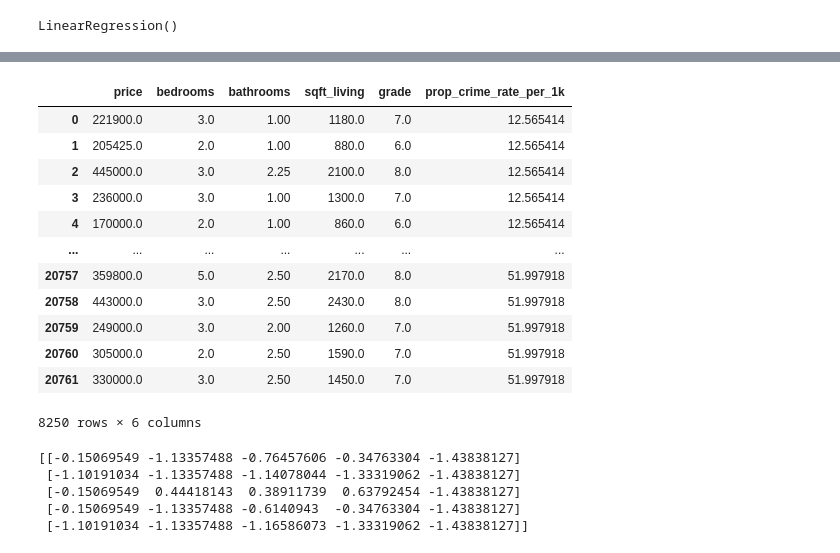
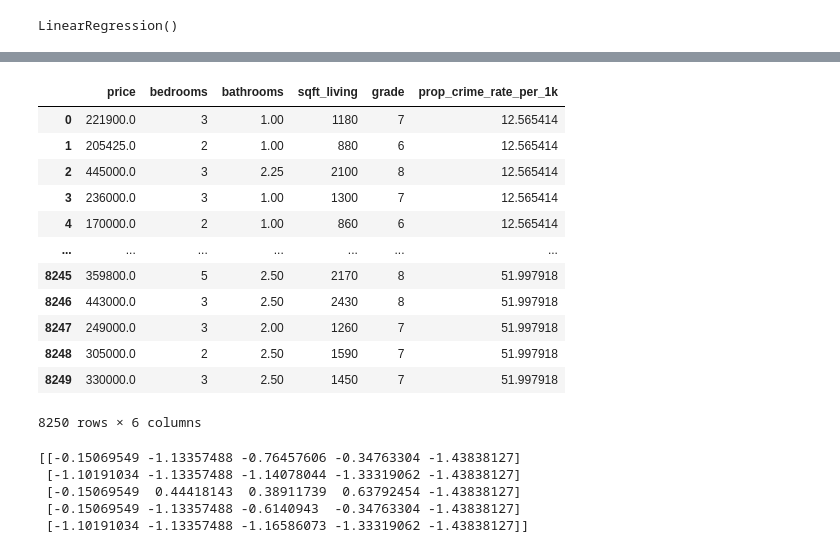
Before and after one commit to eric-blankinshp/Final-Project, a Jupyter notebook: crime_data.ipynb, the cells around one changed output, grey strips where cells are left out. Saved outputs shown, nothing was run; the diff lists cells and outputs as text; code cells hidden in the pictures.

```diff
--- a/crime_data.ipynb
+++ b/crime_data.ipynb
@@ -67,7 +67,7 @@ kc_house_data["zipcode"].unique
 21612    98144
 Name: zipcode, Length: 21613, dtype: int64>
 # %%
-merged_df = pd.merge(kc_house_data, crime_data, on='zipcode', how='outer')
+merged_df = pd.merge(kc_house_data, crime_data, on='zipcode', how='inner')
 # %%
 merged_df
 # %% [output]
@@ -87,6 +87,6 @@ merged_df
 # %%
 merged_df.to_csv("merged_df.csv", index=False)
 # %%
-clean_merged_df = merged_df.drop(['id', 'date', 'waterfront', 'view', 'sqft_living15', 'sqft_lot15'], axis=1)
-clean_merged_df
+cleaned_house_data = merged_df.drop(['id', 'date'], axis=1)
+cleaned_house_data.head()
 # %% [output]
@@ -106,4 +99,4 @@ clean_merged_df
 # %%
-new_merge_df = clean_merged_df.dropna()
+new_merge_df = cleaned_house_data.dropna()
 new_merge_df
 # %% [output]
@@ -173,19 +171,19 @@ plt.show()
 # %%
-new_data = new_merge_df.drop(["sqft_lot", "floors", "condition", "sqft_basement", "yr_built", "yr_renovated", "zipcode", "lat","long", "sqft_above"], axis=1)
+new_data = new_merge_df.drop(["sqft_lot", "floors", "condition", "sqft_basement", "yr_built", "yr_renovated", "zipcode", "lat","long", "sqft_above", "sqft_living15", "sqft_lot15", "waterfront", "view"], axis=1)
 new_data
 # %% [output]
 |  | price | bedrooms | bathrooms | sqft_living | grade | prop_crime_rate_per_1k |
-| 0 | 221900.0 | 3.0 | 1.00 | 1180.0 | 7.0 | 12.565414 |
-| 1 | 205425.0 | 2.0 | 1.00 | 880.0 | 6.0 | 12.565414 |
-| 2 | 445000.0 | 3.0 | 2.25 | 2100.0 | 8.0 | 12.565414 |
-| 3 | 236000.0 | 3.0 | 1.00 | 1300.0 | 7.0 | 12.565414 |
-| 4 | 170000.0 | 2.0 | 1.00 | 860.0 | 6.0 | 12.565414 |
+| 0 | 221900.0 | 3 | 1.00 | 1180 | 7 | 12.565414 |
+| 1 | 205425.0 | 2 | 1.00 | 880 | 6 | 12.565414 |
+| 2 | 445000.0 | 3 | 2.25 | 2100 | 8 | 12.565414 |
+| 3 | 236000.0 | 3 | 1.00 | 1300 | 7 | 12.565414 |
+| 4 | 170000.0 | 2 | 1.00 | 860 | 6 | 12.565414 |
 | ... | ... | ... | ... | ... | ... | ... |
-| 20757 | 359800.0 | 5.0 | 2.50 | 2170.0 | 8.0 | 51.997918 |
-| 20758 | 443000.0 | 3.0 | 2.50 | 2430.0 | 8.0 | 51.997918 |
-| 20759 | 249000.0 | 3.0 | 2.00 | 1260.0 | 7.0 | 51.997918 |
-| 20760 | 305000.0 | 2.0 | 2.50 | 1590.0 | 7.0 | 51.997918 |
-| 20761 | 330000.0 | 3.0 | 2.50 | 1450.0 | 7.0 | 51.997918 |
+| 8245 | 359800.0 | 5 | 2.50 | 2170 | 8 | 51.997918 |
+| 8246 | 443000.0 | 3 | 2.50 | 2430 | 8 | 51.997918 |
+| 8247 | 249000.0 | 3 | 2.00 | 1260 | 7 | 51.997918 |
+| 8248 | 305000.0 | 2 | 2.50 | 1590 | 7 | 51.997918 |
+| 8249 | 330000.0 | 3 | 2.50 | 1450 | 7 | 51.997918 |
 8250 rows × 6 columns
 # %%
 # Create our features
```
Also changed, not shown: parts of 7 cells of this notebook, 2 other files.
